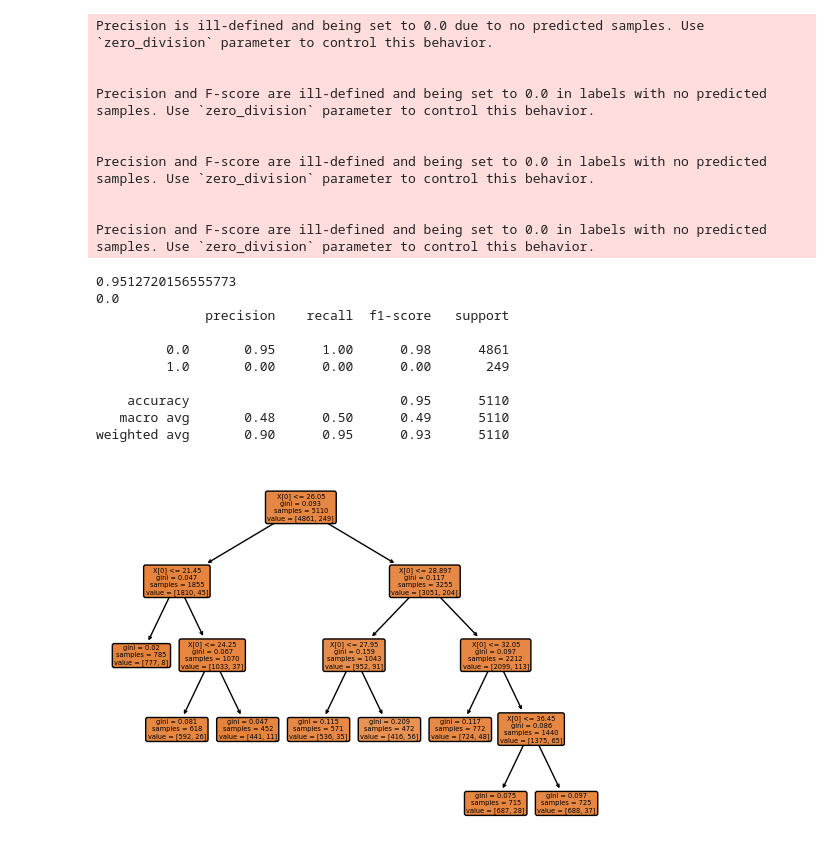
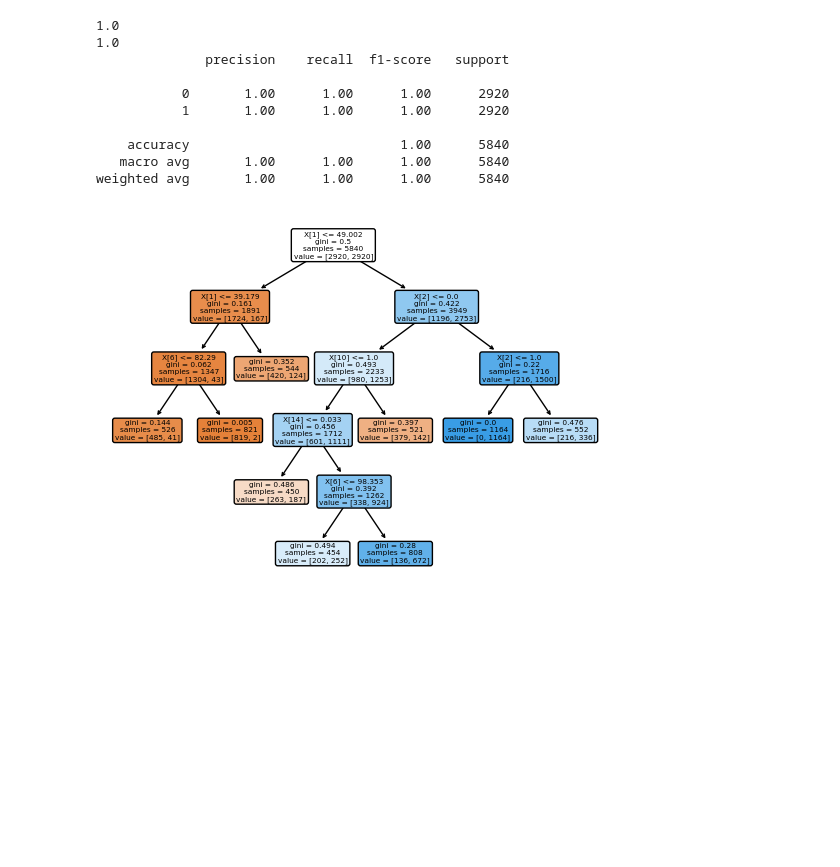
Before and after one commit to fl-sll/FODS-Quiz, a Jupyter notebook: Projects/DSFP.ipynb, the cells around one changed output. Cells and saved outputs as stored; diff of their text form; code cells hidden in the pictures; blank space fills up the shorter version.

```diff
--- a/Projects/DSFP.ipynb
+++ b/Projects/DSFP.ipynb
@@ -45,6 +46,12 @@ X = imputer.fit_transform(X)
 
 y = df['stroke'].values
 
-X_train, X_test, y_train, y_test = train_test_split(X, y, test_size=0.2)
+X_train, X_test, y_train, y_test = train_test_split(X, y, test_size=0.4)
 
-df
+smote = SMOTE()
+
+X_train_smote, y_train_smote = smote.fit_resample(X_train, y_train)
+
+X_test_smote, y_test_smote = smote.fit_resample(X_test, y_test)
+
+# df['stroke'].value_counts()
@@ -95,27 +88,18 @@ from sklearn.pipeline import make_pipeline
 from sklearn.preprocessing import StandardScaler
 from sklearn.svm import SVC
 
-x1 = x[:,1]
-y = x[:,2]
-
-x1 = x1[:,np.newaxis]
-
-# x_train, x_test, y_train, y_test = train_test_split(x1, x2, random_state=0)
-
-# y_train_binned = np.digitize(y_train,bins=[i])
-
 
 svm = SVC(kernel='rbf', random_state=0, gamma=0.5, C=1)
 
-svm.fit(x1,y)
+svm.fit(X_train_smote,y_train_smote)
 
-y_pred = svm.predict(x1)
+y_pred = svm.predict(X_train_smote)
 
-accuracy = metrics.accuracy_score(y,y_pred)
-precision = metrics.precision_score(y,y_pred)
-class_report = metrics.classification_report(y,y_pred)
+accuracy = metrics.accuracy_score(y_train_smote,y_pred)
+# precision = metrics.precision_score(y_train_smote,y_pred)
+class_report = metrics.classification_report(y_train_smote,y_pred)
 
 print(accuracy)
-print(precision)
+# print(precision)
 print(class_report)
 # %% [output]
@@ -142,41 +115,31 @@ Precision and F-score are ill-defined and being set to 0.0 in labels with no pre
 # %%
 from sklearn import tree
 
 dt = tree.DecisionTreeClassifier(min_samples_leaf=450)
-dt = dt.fit(x1,y)
+dt = dt.fit(X_train_smote,y_train_smote)
 
 # tree.plot_tree(dt)
 
 dot_data = tree.export_graphviz(dt, out_file=None)
 tree.plot_tree(dt, filled=True, rounded=True)
 
-accuracy = metrics.accuracy_score(y,y_pred)
-precision = metrics.precision_score(y,y_pred)
-class_report = metrics.classification_report(y,y_pred)
+accuracy = metrics.accuracy_score(y_train_smote,y_pred)
+precision = metrics.precision_score(y_train_smote,y_pred)
+class_report = metrics.classification_report(y_train_smote,y_pred)
 
 print(accuracy)
 print(precision)
 print(class_report)
 # %% [output]
-Precision is ill-defined and being set to 0.0 due to no predicted samples. Use `zero_division` parameter to control this behavior.
+1.0
+1.0
+              precision    recall  f1-score   support
 
+           0       1.00      1.00      1.00      2920
+           1       1.00      1.00      1.00      2920
 
-Precision and F-score are ill-defined and being set to 0.0 in labels with no predicted samples. Use `zero_division` parameter to control this behavior.
-
-
-Precision and F-score are ill-defined and being set to 0.0 in labels with no predicted samples. Use `zero_division` parameter to control this behavior.
-
-
-Precision and F-score are ill-defined and being set to 0.0 in labels with no predicted samples. Use `zero_division` parameter to control this behavior.
+    accuracy                           1.00      5840
+   macro avg       1.00      1.00      1.00      5840
+weighted avg       1.00      1.00      1.00      5840
-0.9512720156555773
-0.0
-              precision    recall  f1-score   support
-
-         0.0       0.95      1.00      0.98      4861
-         1.0       0.00      0.00      0.00       249
-
-    accuracy                           0.95      5110
-   macro avg       0.48      0.50      0.49      5110
-weighted avg       0.90      0.95      0.93      5110
-[figure, old version]
+[figure, new version]
 # %%
```
Also changed, not shown: parts of 16 cells of this notebook.
